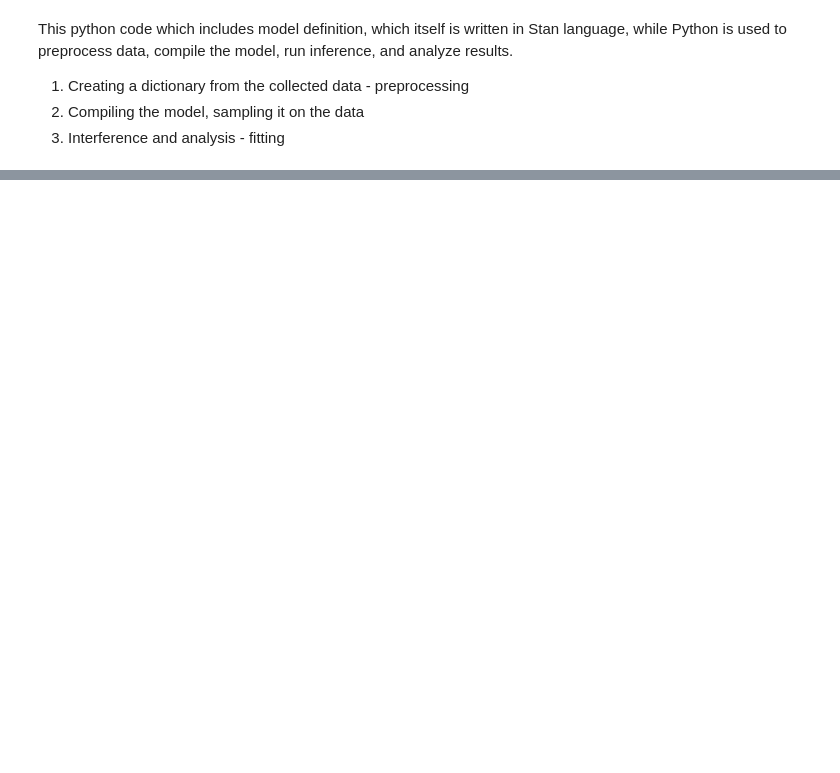
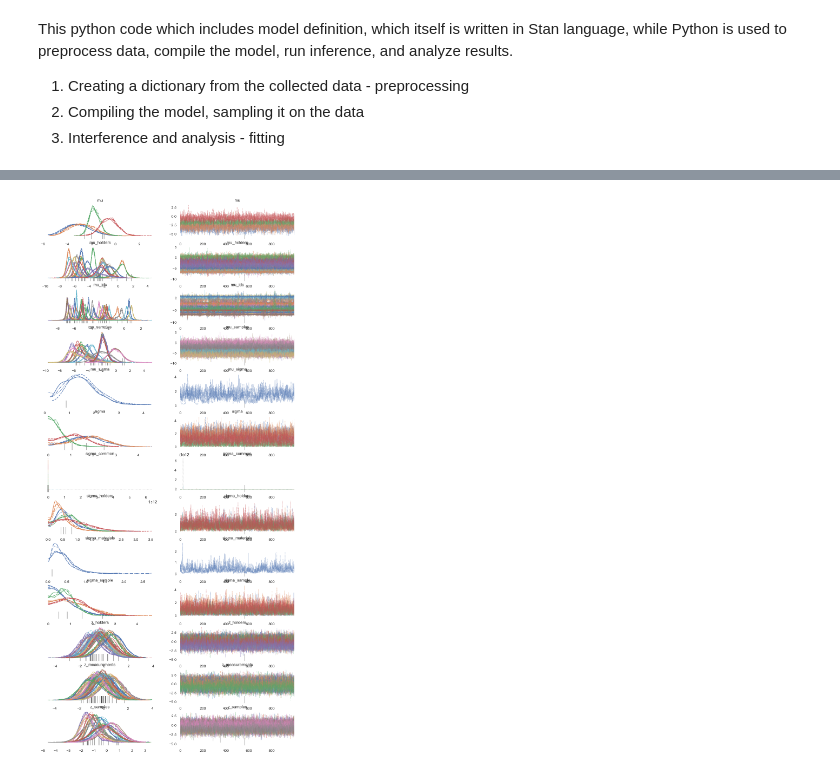
Before and after one commit to ArttuD/InstruProject, a Jupyter notebook: microrheology/microrheology_manager.ipynb, the cells around one changed output, grey strips where cells are left out. Cells and saved outputs as stored; diff of their text form; code cells hidden in the pictures; blank space fills up the shorter version.

Commit message:
micro

```diff
--- a/microrheology/microrheology_manager.ipynb
+++ b/microrheology/microrheology_manager.ipynb
@@ -89,0 +195,3 @@ print(["G_abs", "phi_(rad)"], "\n",data_all["type"].unique())
+# %%
+df_temp = data_all.groupby(["type", "day", "sample", "holder"]).count()[["track_id"]].reset_index(drop=False)
+df_temp.values
@@ -89,0 +216,11 @@ print(["G_abs", "phi_(rad)"], "\n",data_all["type"].unique())
+# %%
+for type_, day, sample,holder, vals in df_temp[df_temp["track_id"]==1].values:
+    print(type_, day, holder, vals)
+    i = data_all[((data_all.type == type_) &( data_all.day == day)&( data_all.sample == sample) & (data_all.holder == holder))].index
+    print(i )
+    data_all = data_all.drop(i)
+
+i = data_all[((data_all.type == "AlgVLVG0_0Ca_2mgmlcollagen") &( data_all.day == "211029") & (data_all.sample == 1))].index
+print(i )
+data_all = data_all.drop(i)
+data_all = data_all.reset_index(drop=True)
@@ -298,0 +595,2 @@ Syntax error in 'C:\Users\srboval1\InstruProject\microrheology\models\model_Lind
+# %%
+combined, az_out, out = pred("model_Linda.stan",data_all, True)
@@ -298,0 +603,14 @@ Syntax error in 'C:\Users\srboval1\InstruProject\microrheology\models\model_Lind
+# %%
+stan_model_path = "C:/Users/lehto/git/InstruProject/microrheology/models/model_Linda_error.stan"
+model4 = CmdStanModel(stan_file=stan_model_path) #, force_compile=True
+
+fit4 = model4.sample(data="./dataStore/datas.json", show_console=False, adapt_delta=0.999, max_treedepth=20)#, adapt_delta=0.9999999999999999,max_treedepth=20,iter_sampling=2000)
+                    #)
+
+az_data4 = az.from_cmdstanpy(posterior=fit4,
+                        posterior_predictive='y_hat',
+                        log_likelihood='log_likelihood',
+                        observed_data={'y':combined['y']})
+
+out['G_abs'] = fit4.draws_pd()
+az_out['G_abs'] = az_data4
@@ -298,0 +656,4 @@ Syntax error in 'C:\Users\srboval1\InstruProject\microrheology\models\model_Lind
+# %%
+_ = az.plot_trace(az_out["G_abs"])
+# %% [output]
+[figure, added]
```
Also changed, not shown: parts of 19 cells of this notebook, 1 other file.
